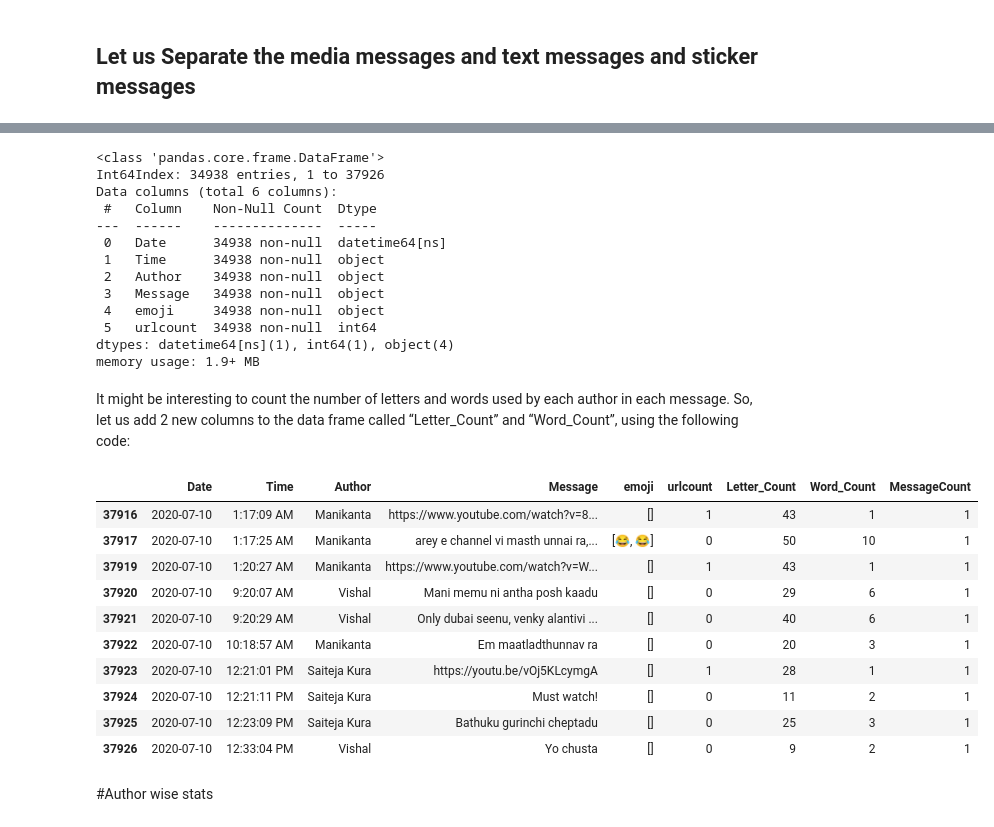
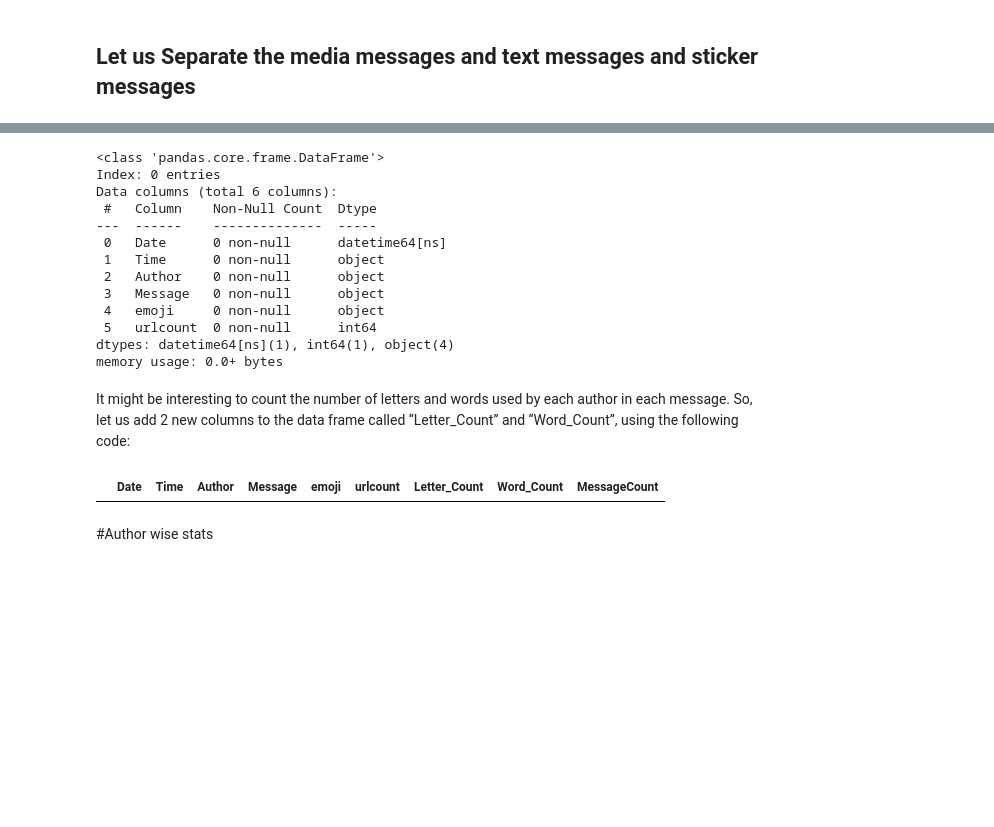
Before and after one commit to kurasaiteja/Whatsapp-Analysis, a Jupyter notebook: Whatsapp_Group_Chat_Analysis_for_iOS.ipynb, the cells around one changed output, grey strips where cells are left out. Drawn from its saved outputs; the diff is of its cells as text; code cells hidden in the pictures; blank space fills up the shorter version.

```diff
--- a/Whatsapp_Group_Chat_Analysis_for_iOS.ipynb
+++ b/Whatsapp_Group_Chat_Analysis_for_iOS.ipynb
@@ -109,7 +117,7 @@ def getDataPoint(line):
     return date, time, author, message
 # %%
 parsedData = [] # List to keep track of data so it can be used by a Pandas dataframe
-conversationPath = '/content/_chat.txt'
+conversationPath = 'your_file.txt'
 with open(conversationPath, encoding="utf-8") as fp:
     fp.readline() # Skipping first line of the file because contains information related to something about end-to-end encryption
     fp.readline()
@@ -298,18 +284,18 @@ messages_df = messages_df.drop(sticker_messages_df.index)
 messages_df.info()
 # %% [output]
 <class 'pandas.core.frame.DataFrame'>
-Int64Index: 34938 entries, 1 to 37926
+Index: 0 entries
 Data columns (total 6 columns):
  #   Column    Non-Null Count  Dtype
 ---  ------    --------------  -----
- 0   Date      34938 non-null  datetime64[ns]
- 1   Time      34938 non-null  object
- 2   Author    34938 non-null  object
- 3   Message   34938 non-null  object
- 4   emoji     34938 non-null  object
- 5   urlcount  34938 non-null  int64
+ 0   Date      0 non-null      datetime64[ns]
+ 1   Time      0 non-null      object
+ 2   Author    0 non-null      object
+ 3   Message   0 non-null      object
+ 4   emoji     0 non-null      object
+ 5   urlcount  0 non-null      int64
 dtypes: datetime64[ns](1), int64(1), object(4)
-memory usage: 1.9+ MB
+memory usage: 0.0+ bytes
 # %% [markdown]
 It might be interesting to count the number of letters and words used by each author in each message. So, let us add 2 new columns to the data frame called “Letter_Count” and “Word_Count”, using the following code:
 # %%
@@ -317,19 +303,9 @@ messages_df['Letter_Count'] = messages_df['Message'].apply(lambda s : len(s))
 messages_df['Word_Count'] = messages_df['Message'].apply(lambda s : len(s.split(' ')))
 messages_df["MessageCount"]=1
 # %%
-messages_df.tail(10)
+messages_df.tail(2)
 # %% [output]
 |  | Date | Time | Author | Message | emoji | urlcount | Letter_Count | Word_Count | MessageCount |
-| 37916 | 2020-07-10 | 1:17:09 AM | Manikanta | https://www.youtube.com/watch?v=8... | [] | 1 | 43 | 1 | 1 |
-| 37917 | 2020-07-10 | 1:17:25 AM | Manikanta | arey e channel vi masth unnai ra,... | [😂, 😂] | 0 | 50 | 10 | 1 |
-| 37919 | 2020-07-10 | 1:20:27 AM | Manikanta | https://www.youtube.com/watch?v=W... | [] | 1 | 43 | 1 | 1 |
-| 37920 | 2020-07-10 | 9:20:07 AM | Vishal | Mani memu ni antha posh kaadu | [] | 0 | 29 | 6 | 1 |
-| 37921 | 2020-07-10 | 9:20:29 AM | Vishal | Only dubai seenu, venky alantivi ... | [] | 0 | 40 | 6 | 1 |
-| 37922 | 2020-07-10 | 10:18:57 AM | Manikanta | Em maatladthunnav ra | [] | 0 | 20 | 3 | 1 |
-| 37923 | 2020-07-10 | 12:21:01 PM | Saiteja Kura | https://youtu.be/vOj5KLcymgA | [] | 1 | 28 | 1 | 1 |
-| 37924 | 2020-07-10 | 12:21:11 PM | Saiteja Kura | Must watch! | [] | 0 | 11 | 2 | 1 |
-| 37925 | 2020-07-10 | 12:23:09 PM | Saiteja Kura | Bathuku gurinchi cheptadu | [] | 0 | 25 | 3 | 1 |
-| 37926 | 2020-07-10 | 12:33:04 PM | Vishal | Yo chusta | [] | 0 | 9 | 2 | 1 |
 # %%
 messages_df["emojicount"]= df['emoji'].str.len()
 # %% [markdown]
```
Also changed, not shown: parts of 26 cells of this notebook.
